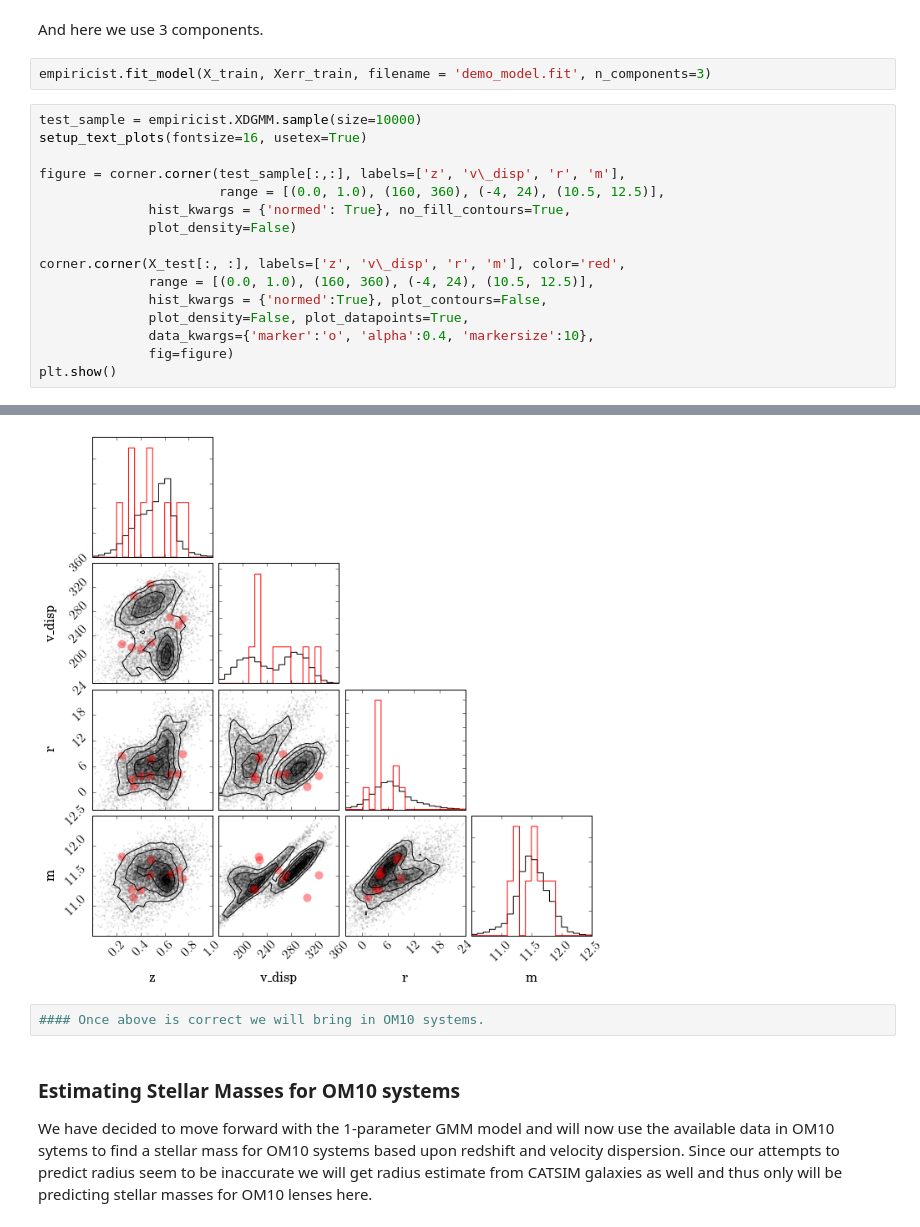
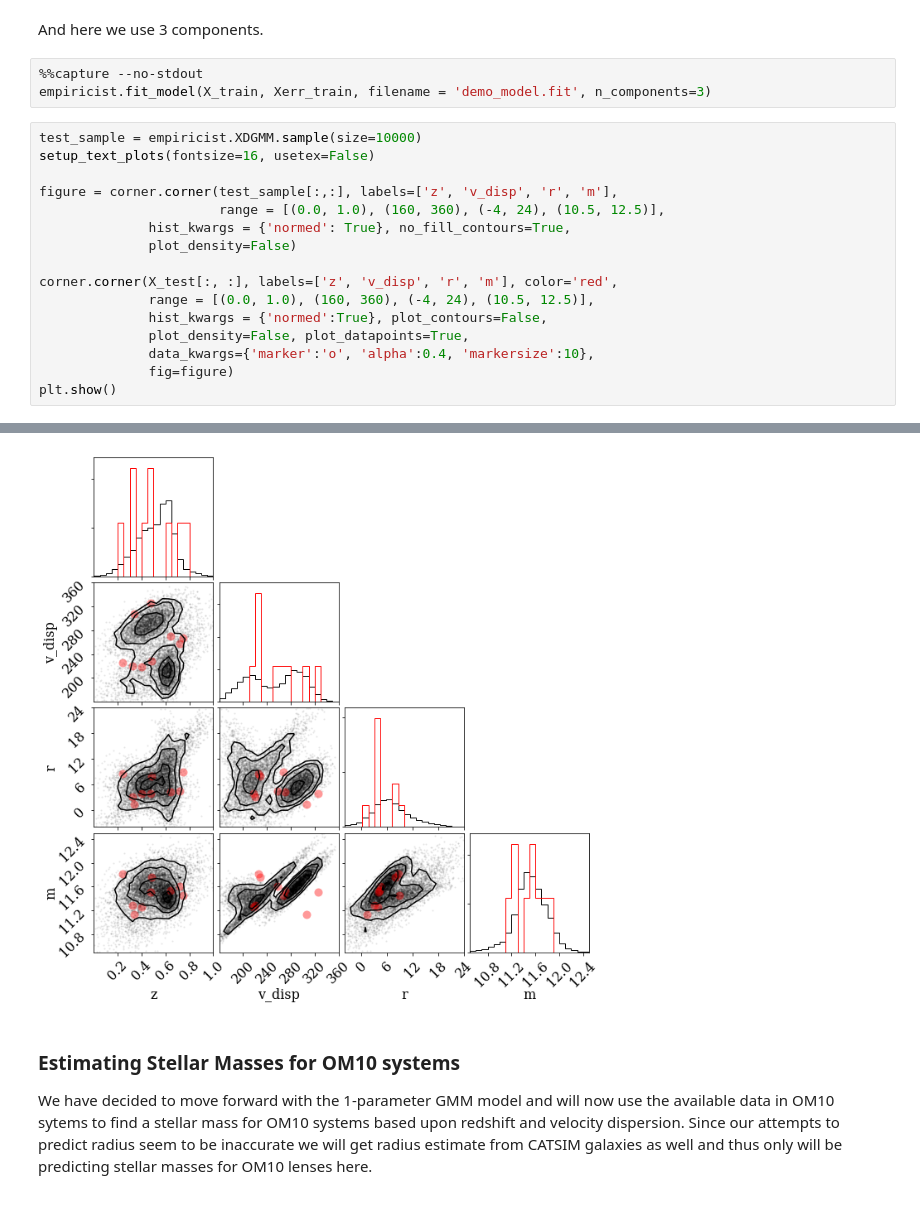
Before and after one commit to LSSTDESC/Twinkles, a Jupyter notebook: examples/notebooks/MatchingLensGalaxies.ipynb, the cells around one changed output, grey strips where cells are left out. Drawn from its saved outputs; the diff is of its cells as text.

```diff
--- a/examples/notebooks/MatchingLensGalaxies.ipynb
+++ b/examples/notebooks/MatchingLensGalaxies.ipynb
@@ -350,17 +343,18 @@ WARNING:root:Too few points to create valid contours
 # %% [markdown]
 And here we use 3 components.
 # %%
+%%capture --no-stdout
 empiricist.fit_model(X_train, Xerr_train, filename = 'demo_model.fit', n_components=3)
 # %%
 test_sample = empiricist.XDGMM.sample(size=10000)
-setup_text_plots(fontsize=16, usetex=True)
+setup_text_plots(fontsize=16, usetex=False)
 
-figure = corner.corner(test_sample[:,:], labels=['z', 'v\_disp', 'r', 'm'],
+figure = corner.corner(test_sample[:,:], labels=['z', 'v_disp', 'r', 'm'],
                        range = [(0.0, 1.0), (160, 360), (-4, 24), (10.5, 12.5)],
               hist_kwargs = {'normed': True}, no_fill_contours=True,
               plot_density=False)
 
-corner.corner(X_test[:, :], labels=['z', 'v\_disp', 'r', 'm'], color='red',
+corner.corner(X_test[:, :], labels=['z', 'v_disp', 'r', 'm'], color='red',
               range = [(0.0, 1.0), (160, 360), (-4, 24), (10.5, 12.5)],
               hist_kwargs = {'normed':True}, plot_contours=False,
               plot_density=False, plot_datapoints=True,
@@ -377,6 +365,4 @@ WARNING:root:Too few points to create valid contours
-[figure, old version]
+[figure, new version]
-# %%
-#### Once above is correct we will bring in OM10 systems.
 # %% [markdown]
 ### Estimating Stellar Masses for OM10 systems
 
```
Also changed, not shown: parts of 24 cells of this notebook, 1 other file.
